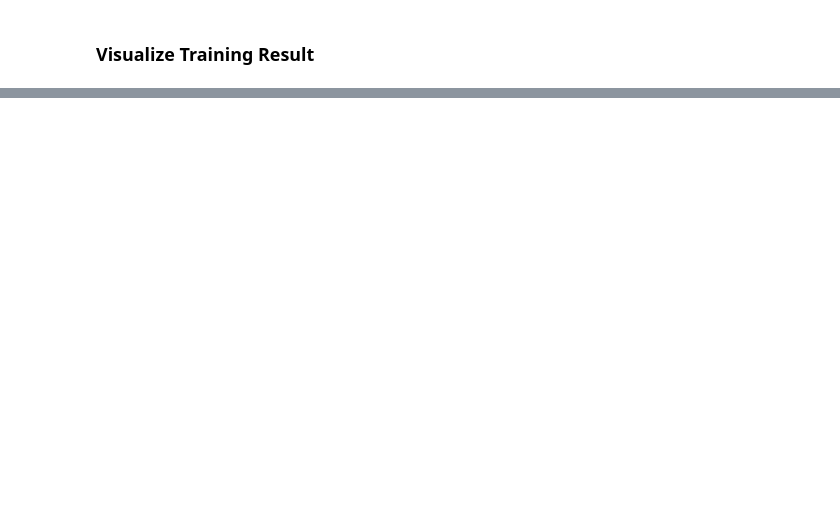
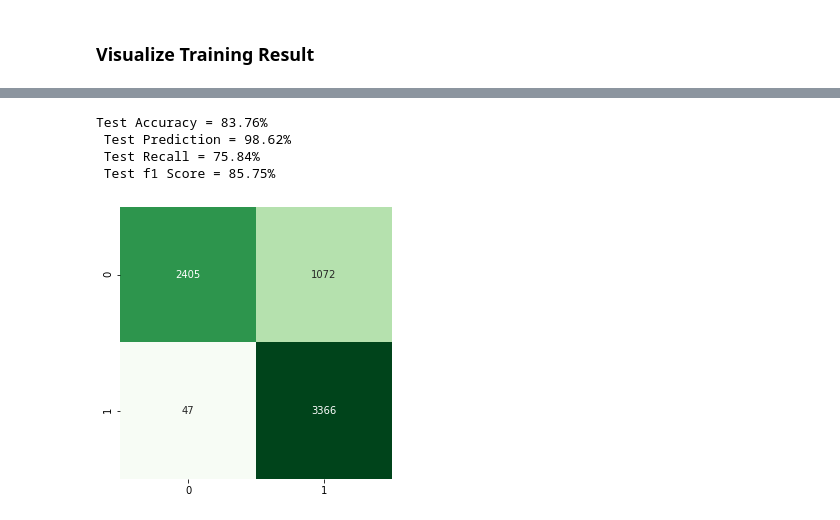
Before and after one commit to syifanurul/Malaria-Cells-Image-Recognition, a Jupyter notebook: Malaria_Cell_Image.ipynb, the cells around one changed output, grey strips where cells are left out. Cells and saved outputs as stored; diff of their text form; code cells hidden in the pictures; blank space fills up the shorter version.

```diff
--- a/Malaria_Cell_Image.ipynb
+++ b/Malaria_Cell_Image.ipynb
@@ -332,0 +325,22 @@ def conc_model(model):
+# %%
+import tensorflow.keras.metrics as mts
+def conc_model(model):
+  plt.figure(figsize = (5,5))
+  y_pred = model.predict(X_test)
+  y_pred = np.where(y_pred > 0.5, 1, 0)
+  conf_matrix = np.array(tf.math.confusion_matrix(labels = Y_test, predictions = y_pred))
+  acc = (conf_matrix[0,0] + conf_matrix[1,1])/(conf_matrix[0,0] + conf_matrix[1,1] + conf_matrix[1,0] + conf_matrix[0,1])*100
+  prec = conf_matrix[1,1]/(conf_matrix[1,1] + conf_matrix[1,0])*100
+  rec = conf_matrix[1,1]/(conf_matrix[1,1] + conf_matrix[0,1])*100
+  f1_score = 2*prec*rec/(prec + rec)
+  print('Test Accuracy = {:.2f}% \n Test Prediction = {:.2f}% \n Test Recall = {:.2f}% \n Test f1 Score = {:.2f}%'.format(acc, prec, rec, f1_score))
+  sb.heatmap(conf_matrix, fmt = 'd', annot = True, square = True, cbar = False, cmap = 'Greens')
+  plt.show()
+
+conc_model(model)
+# %% [output]
+Test Accuracy = 83.76%
+ Test Prediction = 98.62%
+ Test Recall = 75.84%
+ Test f1 Score = 85.75%
+[figure, added]
```
Also changed, not shown: parts of 14 cells of this notebook.
